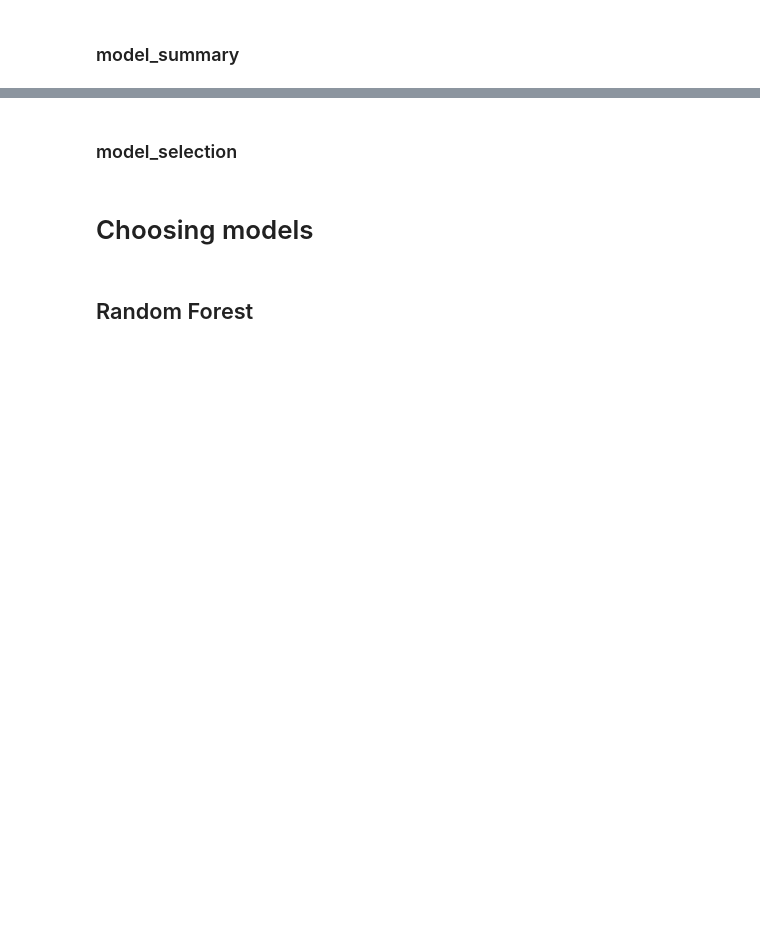
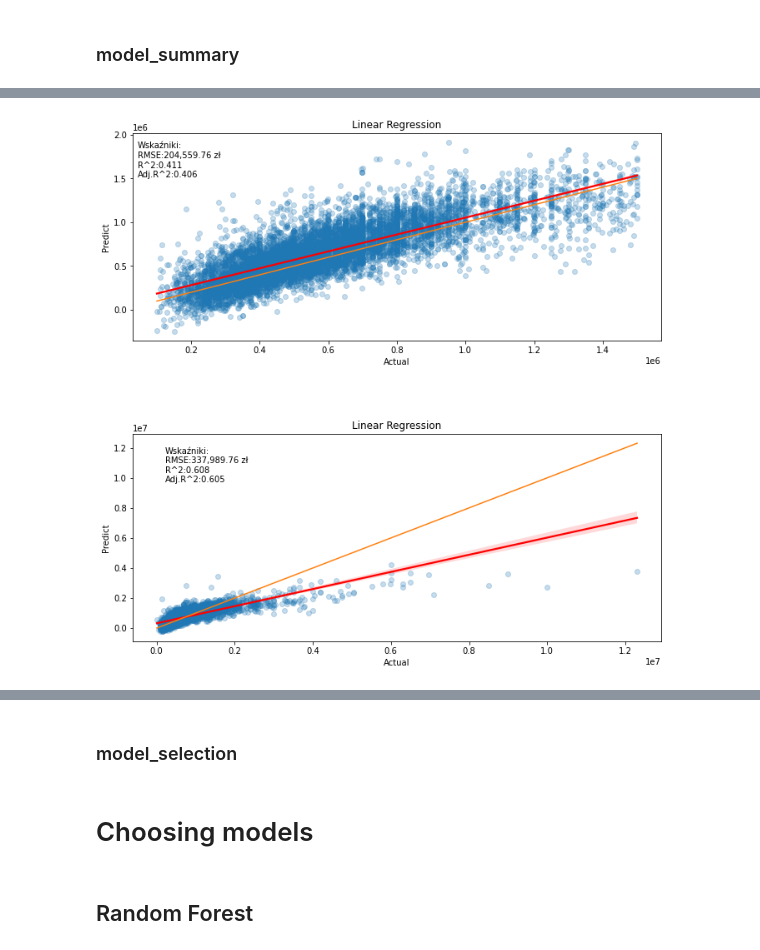
Before and after one commit to anna-teterina/python-project-ApartmentPriceAnalysis, a Jupyter notebook: 2. Model Buiding/model_choosing_analysis.ipynb, the cells around one changed output, grey strips where cells are left out. Drawn from its saved outputs; the diff is of its cells as text; code cells hidden in the pictures; blank space fills up the shorter version.

```diff
--- a/2. Model Buiding/model_choosing_analysis.ipynb
+++ b/2. Model Buiding/model_choosing_analysis.ipynb
@@ -704,0 +431,13 @@ model_summary(linear, "Linear Regression", modeling_data)
+# %%
+X_train = modeling_data['X_train']
+y_train = modeling_data['y_train']
+
+y_train_copy = y_train.copy()
+
+linear = LinearRegression(n_jobs=-2)
+y_train_copy[y_train_copy > 1_000_000] = y_train_copy[y_train_copy > 1_000_000]*1.3
+linear.fit(X_train, y_train_copy)
+
+model_summary(linear, "Linear Regression", modeling_data)
+# %% [output]
+[figure, added]
```
Also changed, not shown: parts of 24 cells of this notebook, 1 other file.
